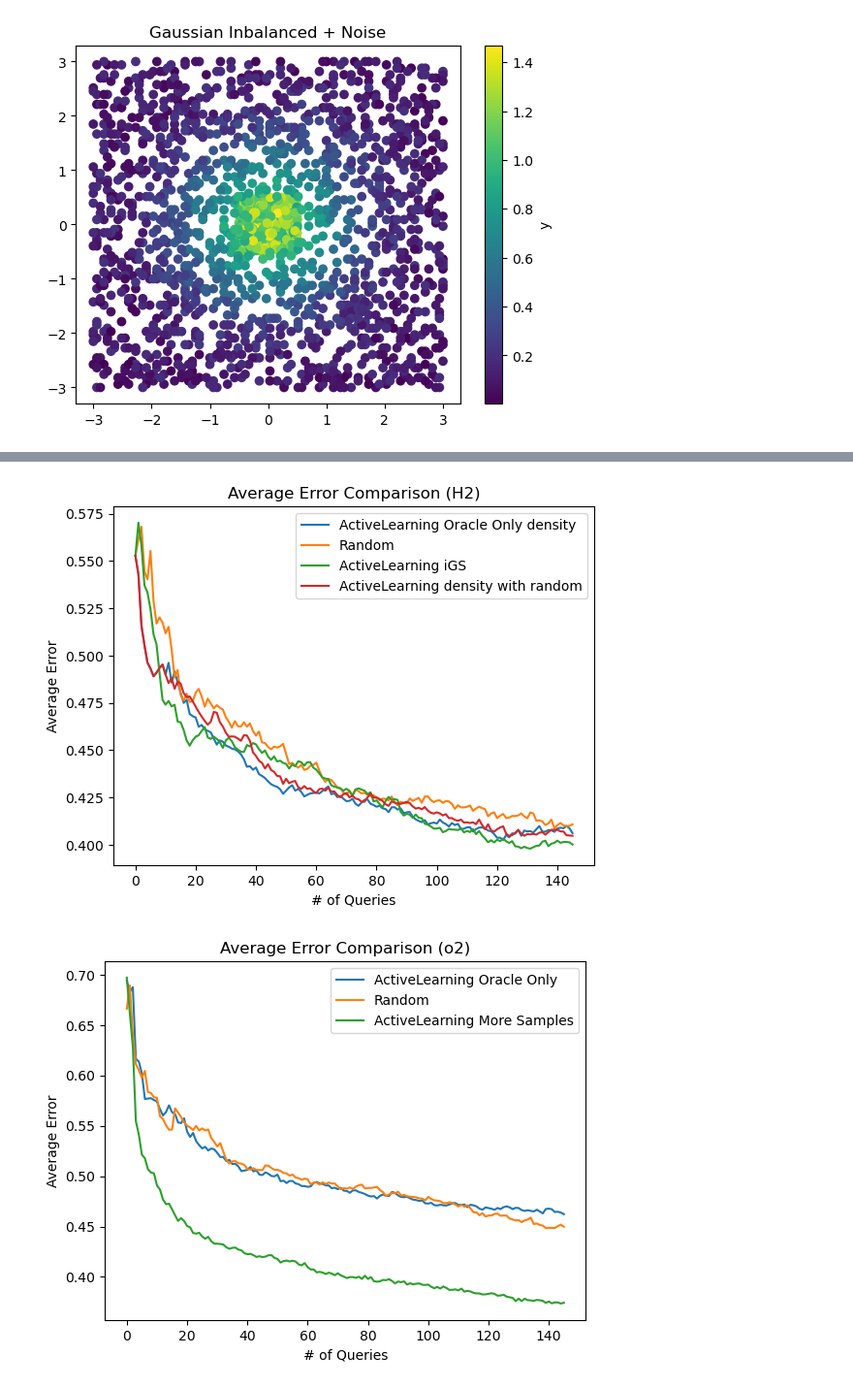
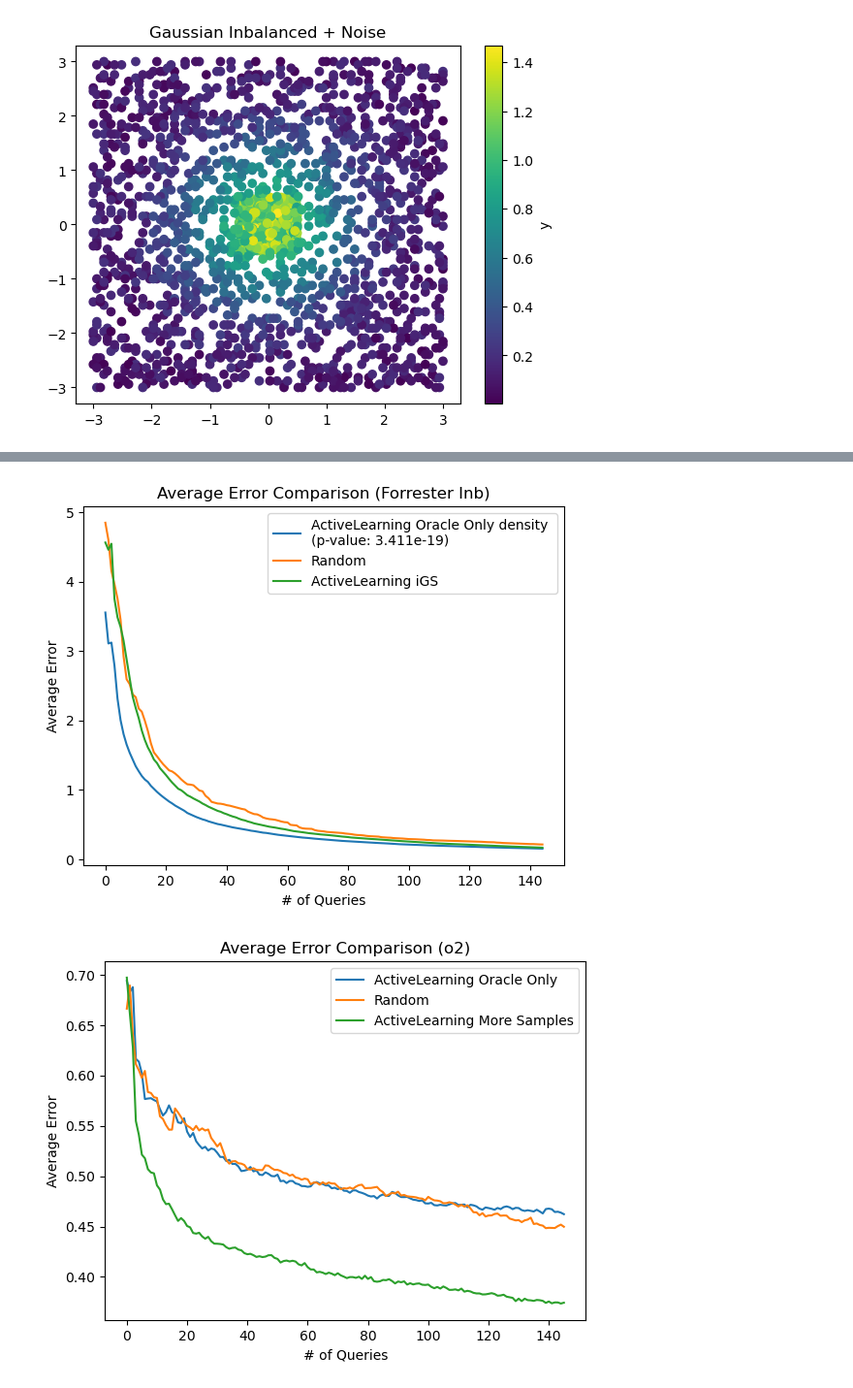
Before and after one commit to PMaratos/2023_Inverse_ZIF_paper, a Jupyter notebook: Active_Learning/Active_Learning_Baseline3.ipynb, the cells around one changed output, grey strips where cells are left out. Shown at 97% size. Cells and saved outputs as stored; diff of their text form; code cells hidden in the pictures.

Commit message:
Add statistical tests

```diff
--- a/Active_Learning/Active_Learning_Baseline3.ipynb
+++ b/Active_Learning/Active_Learning_Baseline3.ipynb
@@ -442,3 +456,9 @@ XGBR = XGBRegressor(n_estimators=500, max_depth=5, eta=0.07, subsample=0.75, col
                         random_state=6410 ) #,device = "cuda"
 
 #gp_model = GaussianProcessRegressor(kernel=RationalQuadratic(length_scale=1.0, alpha=1.5))
+# %%
+# Initial Query Selection Indexes
+for i in range(10):
+
+    #start_indexes = np.random.choice(np.arange(0,100),size=5,replace=False)
+    print(np.load(f'./Init_Index/start_{i}.npy'))
@@ -1469,0 +1255,7 @@ class ActiveLearning2(OptimizationFactory):
+# %%
+warnings.filterwarnings('ignore')
+
+for i in range(10):
+    optimizer = ActiveLearning()
+    result,name1,y1 = optimizer.optimizeModel(XGBR,np_data,featureNames, targetNames, designspace_thres=150, seedno=(i+1)*10 , exp_num=i)
+    result.to_csv(f"./ALresults/Synthetic/JumpForrester/JForrester/Al_jforrester_150_oracle_only_density_{i}.csv", index=False)
@@ -1469,0 +1280,7 @@ class ActiveLearning2(OptimizationFactory):
+# %%
+warnings.filterwarnings('ignore')
+
+for i in range(10):
+    optimizer = RandomSampling()
+    result,name2,y2 = optimizer.optimizeModel(XGBR,np_data,featureNames, targetNames, designspace_thres=150, seedno=(i+1)*10 , exp_num=i)
+    result.to_csv(f"./ALresults/Synthetic/JumpForrester/JForrester/Rd_jforrester_150_full_{i}.csv", index=False)
@@ -1601,31 +1458,44 @@ plt.show()
 # %%
-df1 = pd.read_csv('./ALresults/Real/H2/AL_h2_150_oracle_only_density.csv')
-df2 = pd.read_csv('./ALresults/Real/H2/Rd_h2_150_full.csv')
-df3 = pd.read_csv('./ALresults/Real/H2/AL_h2_150_oracle_only_iGS.csv')
-df4 = pd.read_csv('./ALresults/Real/H2/AL_h2_150_oracle_only_density_active.csv')
+# df1 = pd.read_csv('./ALresults/Real/CH4/AL_ch4_150_oracle_only_density_0.csv')
+# df2 = pd.read_csv('./ALresults/Real/CH4/Rd_ch4_150_full_0.csv')
+# df3 = pd.read_csv('./ALresults/Real/He/AL_he_150_oracle_only_iGS.csv')
+# df4 = pd.read_csv('./ALresults/Real/He/AL_he_150_oracle_only_density_active.csv')
 
 
-df1 = df1[['averageError']]
-df2 = df2[['averageError']]
-df3 = df3[['averageError']]
-df4 = df4[['averageError']]
+# df1 = df1[['averageError']]
+# df2 = df2[['averageError']]
+# df3 = df3[['averageError']]
+# df4 = df4[['averageError']]
+
+df1 = create_results('./ALresults/Synthetic/Forrester/Forrester_inb/Al_forrester_150_oracle_only_density')
+df2 = create_results('./ALresults/Synthetic/Forrester/Forrester_inb/Rd_forrester_150_full')
+df3 = create_results('./ALresults/Synthetic/Forrester/Forrester_inb/Al_forrester_150_oracle_only_iGS')
+# df4 = create_results('./ALresults/Real/N2/AL_n2_150_oracle_only_density_active')
+
+t_v, p_v = stat_test(df1,df2)
+p_v = p_v.item()
 
 plt.figure()
 plt.plot(df1, label='ActiveLearning Oracle Only density')
 plt.plot(df2, label='Random')
 plt.plot(df3, label='ActiveLearning iGS')
-plt.plot(df4, label='ActiveLearning density with random')
+# plt.plot(df4, label='ActiveLearning density with random')
 #plt.plot(df4, label='ActiveLearning with mae estimation')
 #plt.axhline(y=8.13, color='red', linestyle='--', label='min Rand')
 plt.xlabel('# of Queries')
 plt.ylabel('Average Error')
-plt.title('Average Error Comparison (H2)')
-#plt.ylim(5,20)
+plt.title('Average Error Comparison (Forrester Inb)')
+
+handles, labels = plt.gca().get_legend_handles_labels()
+
+#labels.append(f'p-value: {p_v:.3e}')
+labels[0] += f' \n(p-value: {p_v:.3e})'
 #plt.xlim(100,150)
-plt.legend()
+#plt.legend()
+plt.legend(handles, labels)
 plt.show()
 # %% [output]
-[figure, old version]
+[figure, new version]
 # %%
 # Oxygen Only
 df1 = pd.read_csv('./ALresults/AL_o2n2_150_oracle_only_cat.csv')
```
Also changed, not shown: parts of 15 cells of this notebook.
